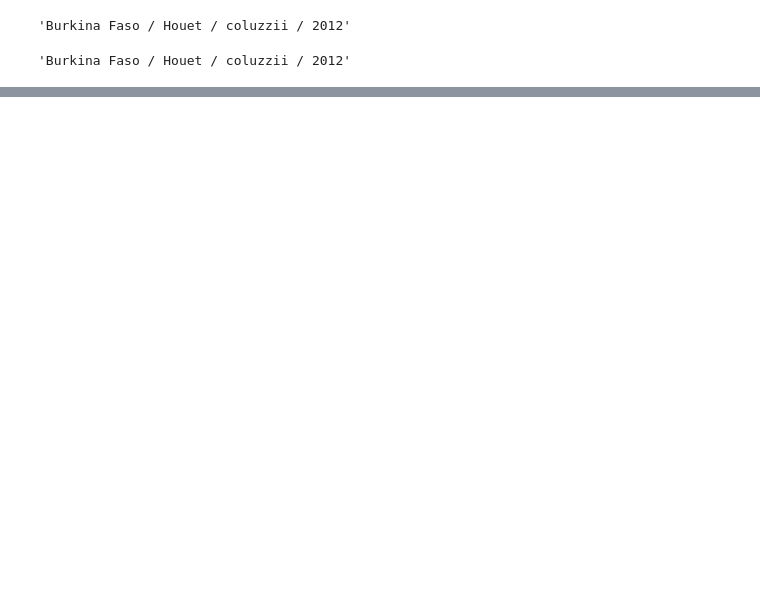
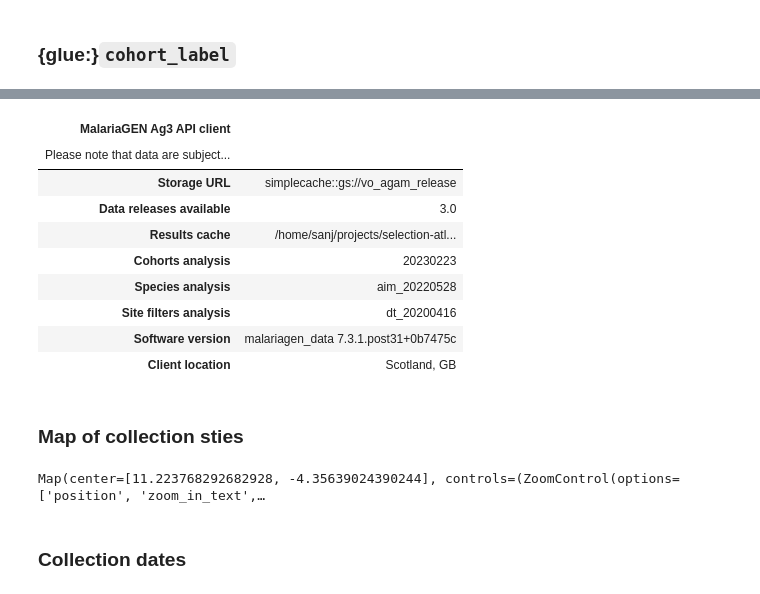
Before and after one commit to anopheles-genomic-surveillance/selection-atlas, a Jupyter notebook: workflow/notebooks/cohort-page.ipynb, the cells around one changed output, grey strips where cells are left out. Cells and saved outputs as stored; diff of their text form; code cells hidden in the pictures; blank space fills up the shorter version.

Commit message:
cohort and country pages

```diff
--- a/workflow/notebooks/cohort-page.ipynb
+++ b/workflow/notebooks/cohort-page.ipynb
@@ -6,5 +12,11 @@ from pyprojroot import here
 # %%
-cohort_id = 'BF-09_Houet_colu_2012'
+cohort_id = 'BF-09_Houet_colu_2012_Q3'
+cohorts_analysis="20230223"
+contigs = ['2L']
+sample_sets = "AG1000G-BF-A"
+max_cohort_size = 50
+h12_calibration_contig = '3L'
+sample_query = f"cohort_admin2_quarter == '{cohort_id}'"
 # %%
 # load cohorts to find sample query
 df_cohorts = pd.read_csv(here() / "build" / "final_cohorts.csv").set_index("cohort_id")
@@ -24,8 +42,15 @@ Name: BF-09_Houet_colu_2012, dtype: object
-# %%
-cohort['cohort_label']
-# %% [output]
-'Burkina Faso / Houet / coluzzii / 2012'
-# %%
-cohort['cohort_label']
-# %% [output]
-'Burkina Faso / Houet / coluzzii / 2012'
+# %% [markdown]
+### {glue:}`cohort_label`
+# %%
+ag3 = malariagen_data.Ag3(
+    # TODO in production build, remove use of simplecache if running inside google cloud
+    # url = "gs://vo_agam_release",
+    url="simplecache::gs://vo_agam_release",
+    # pin the version of the cohorts analysis for reproducibility
+    cohorts_analysis=cohorts_analysis,
+    # TODO remove simplecache config in production
+    simplecache=dict(cache_storage=(here() / "gcs_cache").as_posix()),
+    results_cache=(here() / "malariagen_data_cache").as_posix(),
+)
+ag3
+# %% [output]
@@ -31,0 +58,10 @@ cohort['cohort_label']
+| MalariaGEN Ag3 API client |  |
+| Please note that data are subject... |  |
+| Storage URL | simplecache::gs://vo_agam_release |
+| Data releases available | 3.0 |
+| Results cache | /home/sanj/projects/selection-atl... |
+| Cohorts analysis | 20230223 |
+| Species analysis | aim_20220528 |
+| Site filters analysis | dt_20200416 |
+| Software version | malariagen_data 7.3.1.post31+0b7475c |
+| Client location | Scotland, GB |
@@ -31,0 +71,34 @@ cohort['cohort_label']
+# %% [markdown]
+### Map of collection sties
+# %%
+import pandas as pd
+from ipyleaflet import Map, Marker, basemaps, AwesomeIcon, Popup
+from ipywidgets import HTML
+
+center = cohort[['latitude', 'longitude']].to_list()
+m = Map(center=center, zoom=9, basemap=basemaps.OpenTopoMap)
+
+for coh_id, row in df_samples.iterrows():
+    lat, long = row[['latitude', 'longitude']]
+
+    if row['taxon'] == 'gambiae':
+        color= 'red'
+    elif row['taxon'] == 'coluzzii':
+        color='cadetblue'
+    elif row['taxon'] == 'arabiensis':
+        color='lightgreen'
+    else:
+        color='gray'
+
+    marker = Marker(location=(lat, long), draggable=True, opacity=0.7, color=color)
+    m.add_layer(marker);
+
+    # message2 = HTML()
+    # message2.value = f'<a href="https://github.com/anopheles-genomic-surveillance/selection-atlas">{coh_id}</a>'
+    # marker.popup = message2
+
+display(m)
+# %% [output]
+Map(center=[11.223768292682928, -4.35639024390244], controls=(ZoomControl(options=['position', 'zoom_in_text',…
+# %% [markdown]
+### Collection dates
```
Also changed, not shown: parts of 17 cells of this notebook, 1 other file.
